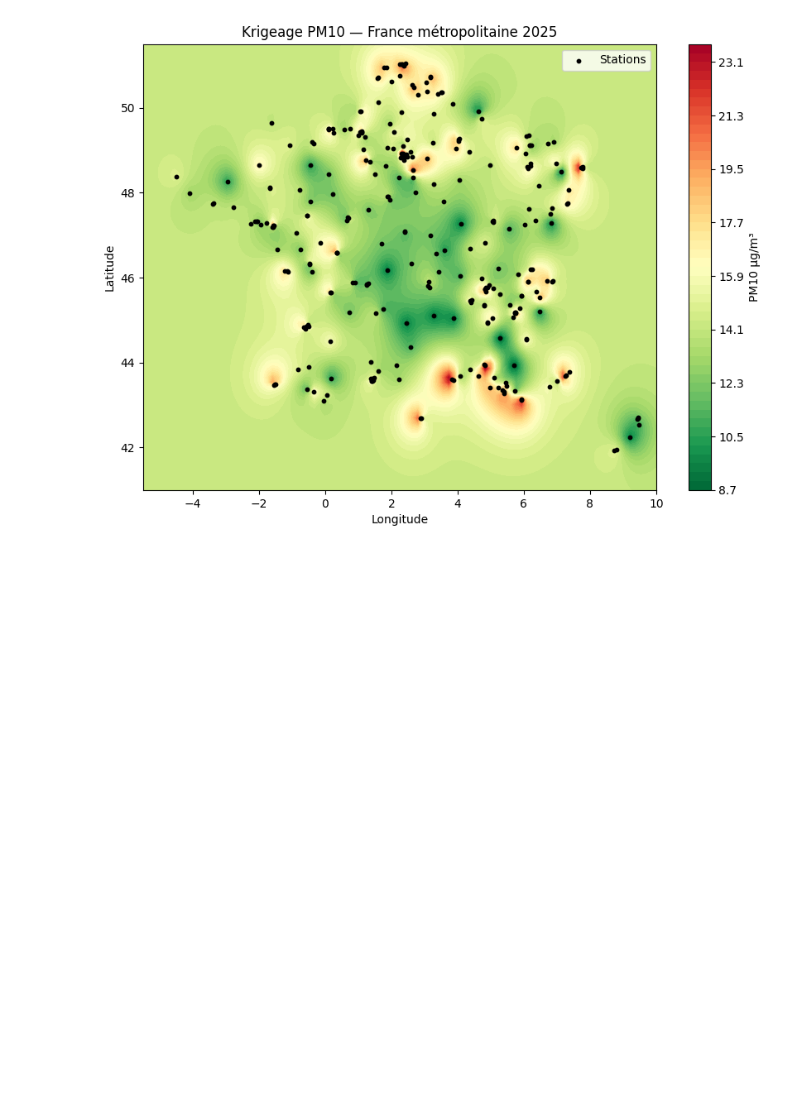
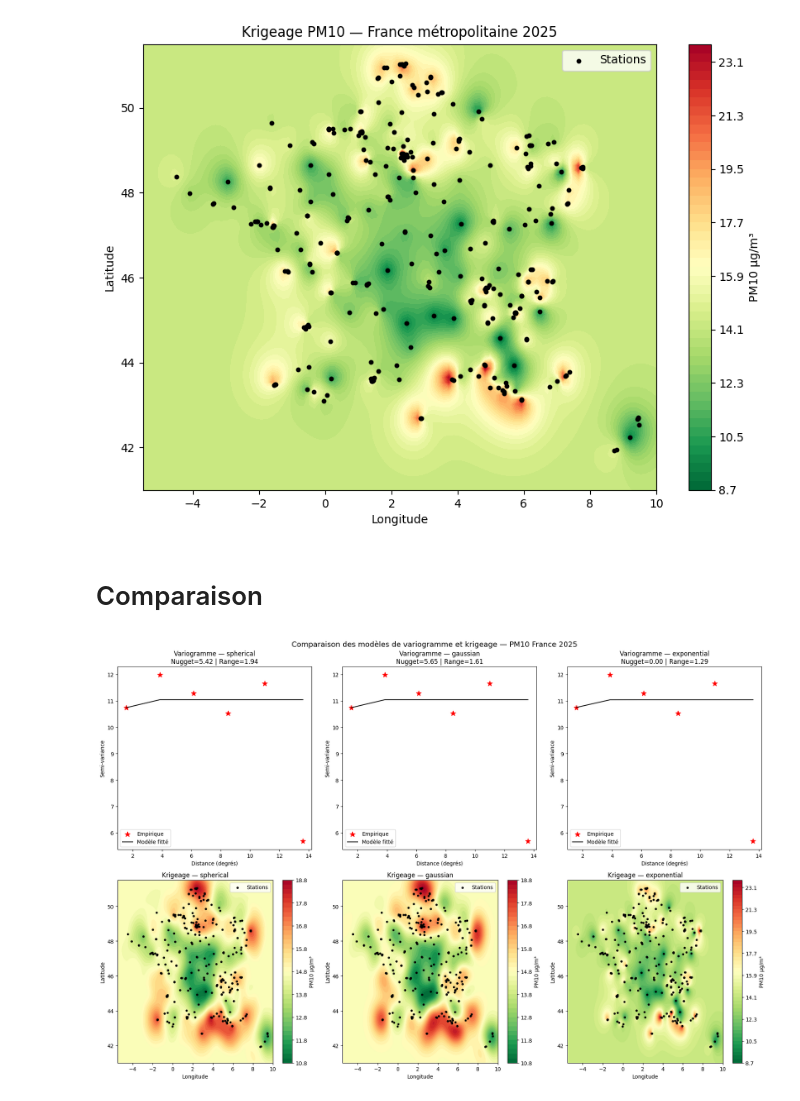
Before and after one commit to Gookd/spatial-pollution-risk-models, a Jupyter notebook: krigeage.ipynb, the cells around one changed output. Cells and saved outputs as stored; diff of their text form; code cells hidden in the pictures; blank space fills up the shorter version.

Commit message:
add comapre modeles krigeage

```diff
--- a/krigeage.ipynb
+++ b/krigeage.ipynb
@@ -144,3 +144,50 @@ Nugget: 4.064182249476165e-11
 Calculating statistics on variogram model fit...
 Executing Ordinary Kriging...
 [figure]
+# %% [markdown]
+# Comparaison
+# %%
+modeles = ["spherical", "gaussian", "exponential"]
+fig, axes = plt.subplots(2, 3, figsize=(18, 12))
+
+grid_lon = np.linspace(-5.5, 10.0, 100)
+grid_lat = np.linspace(41.0, 51.5, 100)
+
+for col, modele in enumerate(modeles):
+    OK = OrdinaryKriging(
+        lons, lats, vals,
+        variogram_model=modele,
+        verbose=False,
+        enable_plotting=False
+    )
+
+    # --- Ligne 1 : variogramme ---
+    ax_vario = axes[0, col]
+    lags = OK.lags
+    semivariance = OK.semivariance
+    variogram_model_points = OK.variogram_function(OK.variogram_model_parameters, lags)
+
+    ax_vario.scatter(lags, semivariance, c="red", marker="*", s=100, label="Empirique")
+    ax_vario.plot(lags, variogram_model_points, "k-", label="Modèle fitté")
+    ax_vario.set_title(f"Variogramme — {modele}\nNugget={OK.variogram_model_parameters[2]:.2f} | Range={OK.variogram_model_parameters[1]:.2f}")
+    ax_vario.set_xlabel("Distance (degrés)")
+    ax_vario.set_ylabel("Semi-variance")
+    ax_vario.legend()
+
+    # --- Ligne 2 : carte krigeage ---
+    z, variance = OK.execute("grid", grid_lon, grid_lat)
+
+    ax_map = axes[1, col]
+    cf = ax_map.contourf(grid_lon, grid_lat, z, levels=50, cmap="RdYlGn_r")
+    ax_map.scatter(lons, lats, c="black", s=10, label="Stations")
+    plt.colorbar(cf, ax=ax_map, label="PM10 µg/m³")
+    ax_map.set_title(f"Krigeage — {modele}")
+    ax_map.set_xlabel("Longitude")
+    ax_map.set_ylabel("Latitude")
+    ax_map.legend()
+
+plt.suptitle("Comparaison des modèles de variogramme et krigeage — PM10 France 2025", fontsize=14)
+plt.tight_layout()
+plt.show()
+# %% [output]
+[figure, added]
```
